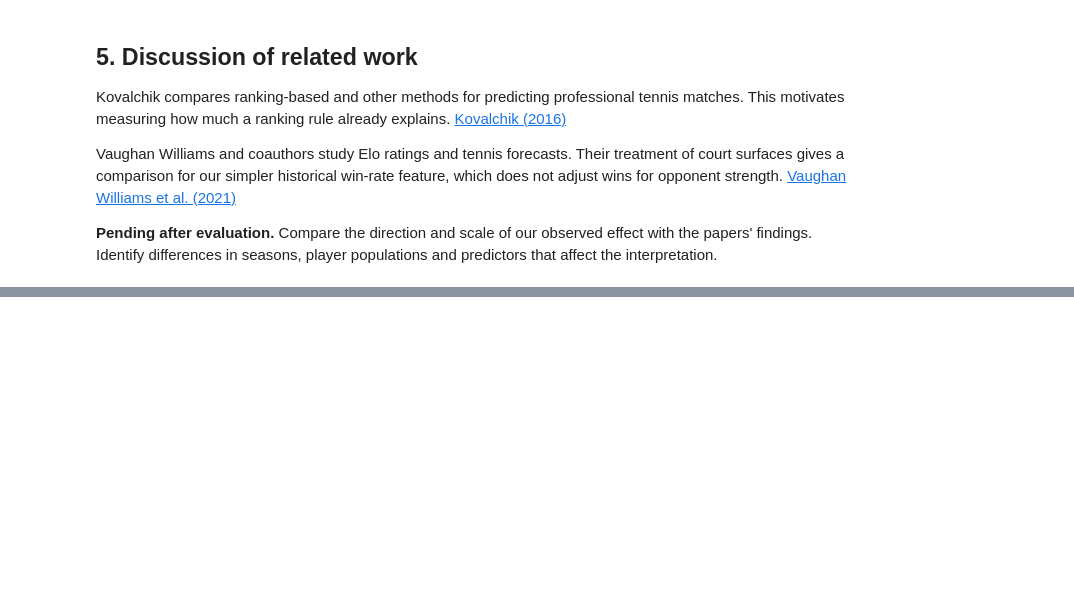
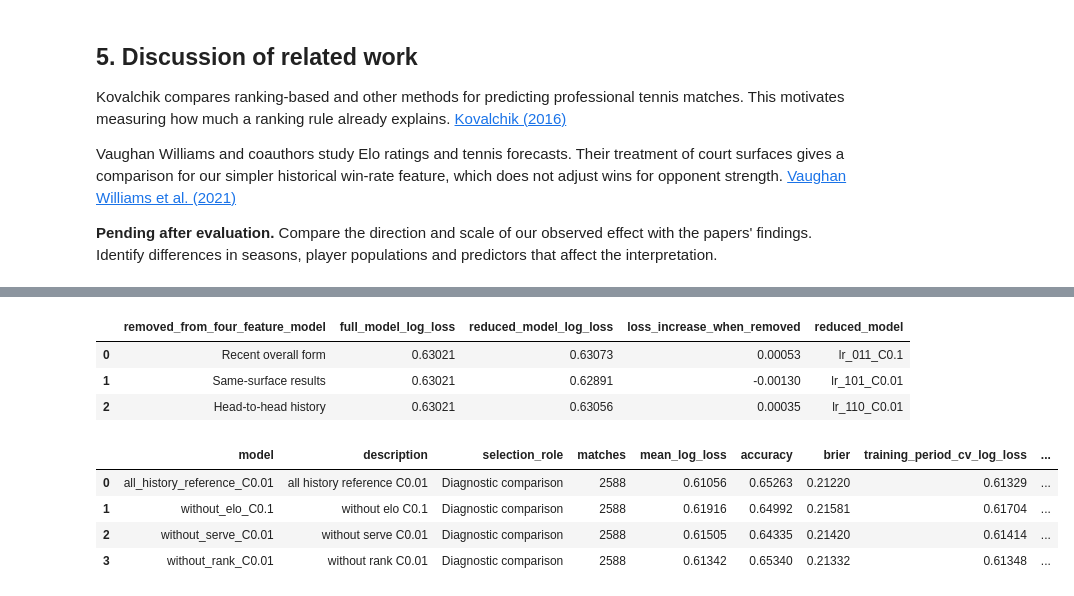
Before and after one commit to Jerry-111/atp-match-prediction, a Jupyter notebook: analysis.ipynb, the cells around one changed output, grey strips where cells are left out. Cells and saved outputs as stored; diff of their text form; code cells hidden in the pictures; blank space fills up the shorter version.

```diff
--- a/analysis.ipynb
+++ b/analysis.ipynb
@@ -244,0 +334,13 @@ Vaughan Williams and coauthors study Elo ratings and tennis forecasts. Their tre
+# %%
+display(subset_contributions(report))
+display(advanced_diagnostics(report))
+# %% [output]
+|  | removed_from_four_feature_model | full_model_log_loss | reduced_model_log_loss | loss_increase_when_removed | reduced_model |
+| 0 | Recent overall form | 0.63021 | 0.63073 | 0.00053 | lr_011_C0.1 |
+| 1 | Same-surface results | 0.63021 | 0.62891 | -0.00130 | lr_101_C0.01 |
+| 2 | Head-to-head history | 0.63021 | 0.63056 | 0.00035 | lr_110_C0.01 |
+|  | model | description | selection_role | matches | mean_log_loss | accuracy | brier | training_period_cv_log_loss | ... |
+| 0 | all_history_reference_C0.01 | all history reference C0.01 | Diagnostic comparison | 2588 | 0.61056 | 0.65263 | 0.21220 | 0.61329 | ... |
+| 1 | without_elo_C0.1 | without elo C0.1 | Diagnostic comparison | 2588 | 0.61916 | 0.64992 | 0.21581 | 0.61704 | ... |
+| 2 | without_serve_C0.01 | without serve C0.01 | Diagnostic comparison | 2588 | 0.61505 | 0.64335 | 0.21420 | 0.61414 | ... |
+| 3 | without_rank_C0.01 | without rank C0.01 | Diagnostic comparison | 2588 | 0.61342 | 0.65340 | 0.21332 | 0.61348 | ... |
```
Also changed, not shown: parts of 13 cells of this notebook, 27 other files.
